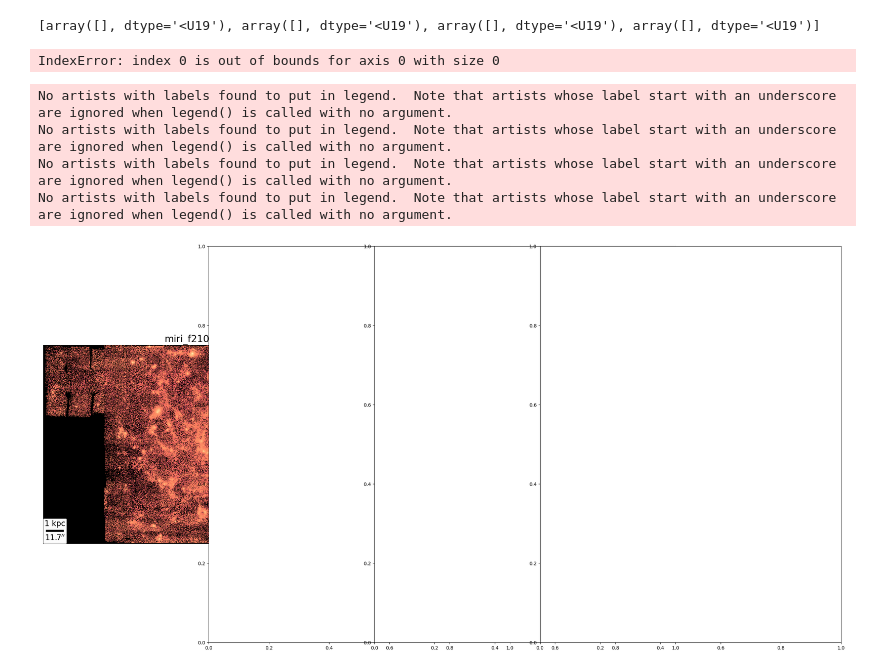
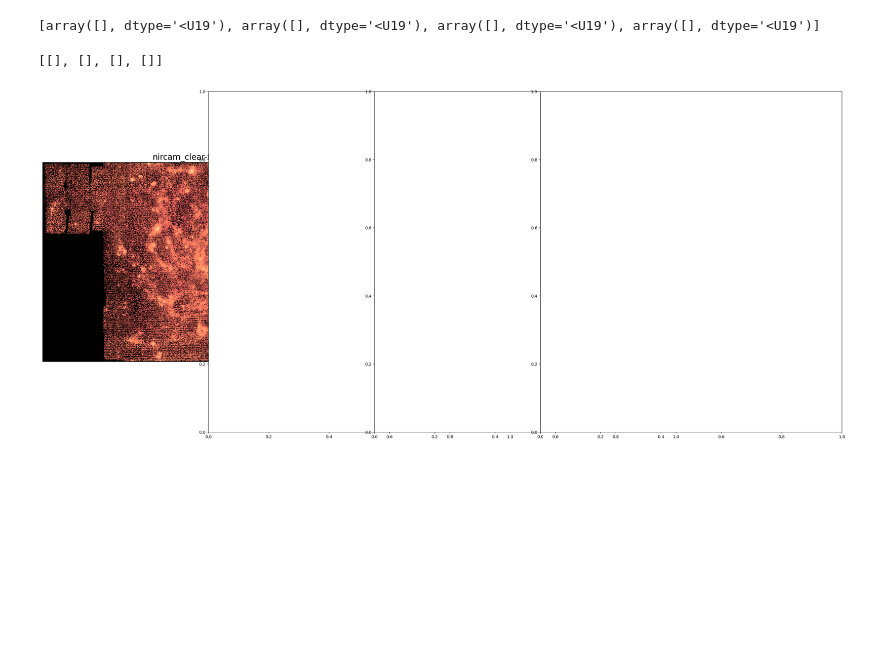
Before and after one commit to NessMayker/SNeJWST, a Jupyter notebook: Code/0.JWST_IC5332_Panels.ipynb, the cells around one changed output. Drawn from its saved outputs; the diff is of its cells as text; code cells hidden in the pictures; blank space fills up the shorter version.

```diff
--- a/Code/0.JWST_IC5332_Panels.ipynb
+++ b/Code/0.JWST_IC5332_Panels.ipynb
@@ -28,10 +47,6 @@ font2 = {'weight': 'regular',
 
 # Function to CHECK IF RAS AND DECS ARE IN AN IMAGE
 def check_in_image(SNras, SNdecs, SNnames, SNtypes, GalaxyImg):
-
-#     for i in range(len(SNnames)):
-#         if SNnames[i] == "SN1983V":
-#             SNtypes[i] = "Ic"
 
     hdulist = pyfits.open(GalaxyImg)
     map = hdulist[1].data
@@ -59,8 +74,8 @@ def check_in_image(SNras, SNdecs, SNnames, SNtypes, GalaxyImg):
     y_coord = np.array(pix_y)[is_in_x & is_in_y]
 
     c_delt = hdulist[1].header['CDELT1']
-    dist = 17.69 * 10**6 # Handcoded just for 1566 for now until I know how to find this in file
-    theta1kpc = np.arctan((1000./dist)*(180./np.pi)) # theta for 1kpc scalebar
-    theta100pc = np.arctan((100./dist)*(180./np.pi)) # theta for 1kpc scalebar
+#     dist = 17.69 * 10**6 # Handcoded just for 1566 for now until I know how to find this in file
+    theta1kpc = np.arctan((1000./DIST)*(180./np.pi)) # theta for 1kpc scalebar
+    theta100pc = np.arctan((100./DIST)*(180./np.pi)) # theta for 1kpc scalebar
 
     return (name_in_image, type_in_image, ra_in_image, dec_in_image, x_coord, y_coord, map, naxis1, naxis2, c_delt, dist, theta1kpc, theta100pc)
@@ -127,7 +126,6 @@ print(types)
 [array([], dtype='<U19'), array([], dtype='<U19'), array([], dtype='<U19'), array([], dtype='<U19')]
 # %%
 # set up legend labels
-
 legendLabels = []
 
 for i in range(len(names)):
@@ -140,6 +138,8 @@ for i in range(len(names)):
             else:
                 typelabel = names[i][k] + ' Type '  + types[i][k]
             legendlabel.append(typelabel)
+    elif len(names[i])==0:
+        pass
     else:
         if types[i][0] == 'unclassified' or types[i][0] == 'Unclassified':
             legendlabel.append(names[i][0] + ' '  + types[i][0])
@@ -149,7 +149,7 @@ for i in range(len(names)):
 
 print(legendLabels)
 # %% [output]
-IndexError: index 0 is out of bounds for axis 0 with size 0
+[[], [], [], []]
 # %%
 # set up plot specifics
 from matplotlib.patches import Circle
@@ -162,6 +162,5 @@ current_cmap = plt.get_cmap("magma")
 current_cmap.set_bad("black")
 
 #        1,       2,      3,       4,        5,       6,       7,     8
-imgs = ["miri_f770w", "miri_f1000w", "miri_f1130w", "miri_f2100w"]#,
-        #"nircam_clear-f200w", "nircam_clear-f300m", "nircam_clear-f335m",
-       # "nircam_clear-f360m"]
+imgs = ["nircam_clear-f200w", "nircam_clear-f300m", "nircam_clear-f335m",
+        "nircam_clear-f360m","miri_f770w", "miri_f1000w", "miri_f1130w", "miri_f2100w"]
@@ -178,47 +167,35 @@ imgs = ["miri_f770w", "miri_f1000w", "miri_f1130w", "miri_f2100w"]#,
 # %%
 # make multipanel plot
+import math
 
-import math
 i,j,m=0,0,0
 PLOTS_PER_ROW = 4
-fig, axs = plt.subplots(math.ceil(len(plots)/PLOTS_PER_ROW),PLOTS_PER_ROW, figsize=(30, 15))
+fig, axs = plt.subplots(math.ceil(len(plots)/PLOTS_PER_ROW),PLOTS_PER_ROW, figsize=(35, 15))
 
 for plot in plots:
-
-#     neb_arr, neb_ftp = reproject_interp(neb_hdu, hdus[m][1].header)
-
 
     xArr, yArr = wcss[m].wcs_world2pix(ras[m],decs[m],0)
 
     logplot = np.log10(plot)
     axs[i].imshow(logplot, cmap=current_cmap, aspect="equal",
                      origin = "lower", interpolation = "nearest")#,
                     #vmin=np.percentile(logplot,1), vmax=np.percentile(logplot,99))
     axs[i].set_title(imgs[m], fontsize=20)
     axs[i].set_xticks([])
     axs[i].set_yticks([])
 
-    for n in range(len(decs[m])):
-#         axs[i][j].scatter(xArr[n], yArr[n], color = "black", marker = markerShapes[n], s = markerEdges[n], zorder=2)
-        axs[i].scatter(xArr[n], yArr[n], facecolor = "none", marker = markerShapes[n], s = markerSizes[n],
-                          edgecolor="lime", linewidth=2, label = legendLabels[m][n], zorder = 2)
-    axs[i].legend(loc="best", fontsize=14, handletextpad=0.007)
-    axs[i].add_artist(scalebars[m])
-#     axs[i][j].imshow(neb_arr, alpha = 0.2)
+    if len(decs[m]) > 0:
+        for n in range(len(decs[m])):
+            axs[i].scatter(xArr[n], yArr[n], facecolor = "none", marker = markerShapes[n], s = markerSizes[n],
+                              edgecolor="lime", linewidth=2, label = legendLabels[m][n], zorder = 2)
+        axs[i].legend(loc="best", fontsize=14, handletextpad=0.007)
+        axs[i].add_artist(scalebars[m])
 
-    j+=1
-    if j%PLOTS_PER_ROW==0:
-        i+=1
-        j=0
     m+=1
 
 plt.subplots_adjust(wspace=-0.45, hspace=0.1)
 plt.show()
-fig.savefig("../Figures/IC5332allPanels.png", dpi=300,overwrite=True)
+fig.savefig("../Figures/"+GALAXY+"allPanels.png", dpi=300,overwrite=True)
 plt.close()
 # %% [output]
-No artists with labels found to put in legend.  Note that artists whose label start with an underscore are ignored when legend() is called with no argument.
-No artists with labels found to put in legend.  Note that artists whose label start with an underscore are ignored when legend() is called with no argument.
-No artists with labels found to put in legend.  Note that artists whose label start with an underscore are ignored when legend() is called with no argument.
-No artists with labels found to put in legend.  Note that artists whose label start with an underscore are ignored when legend() is called with no argument.
-[figure, old version]
+[figure, new version]
```
Also changed, not shown: parts of 9 cells of this notebook, 22 other files.
